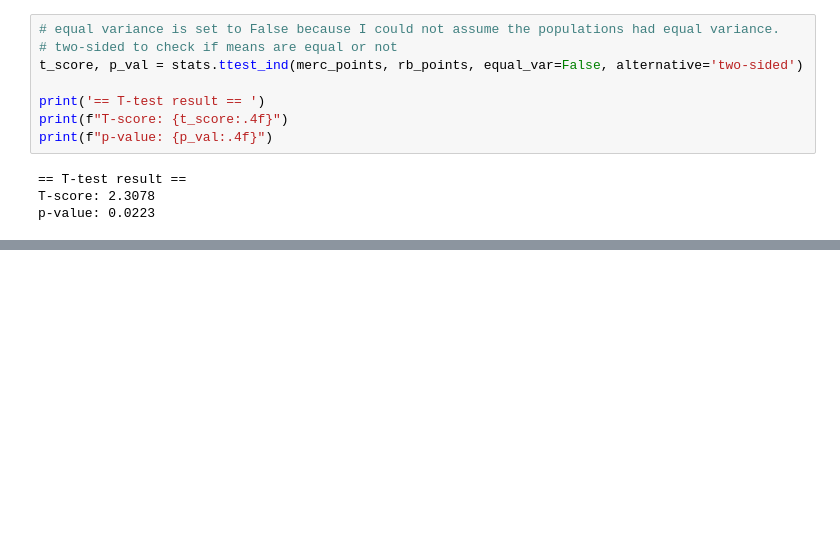
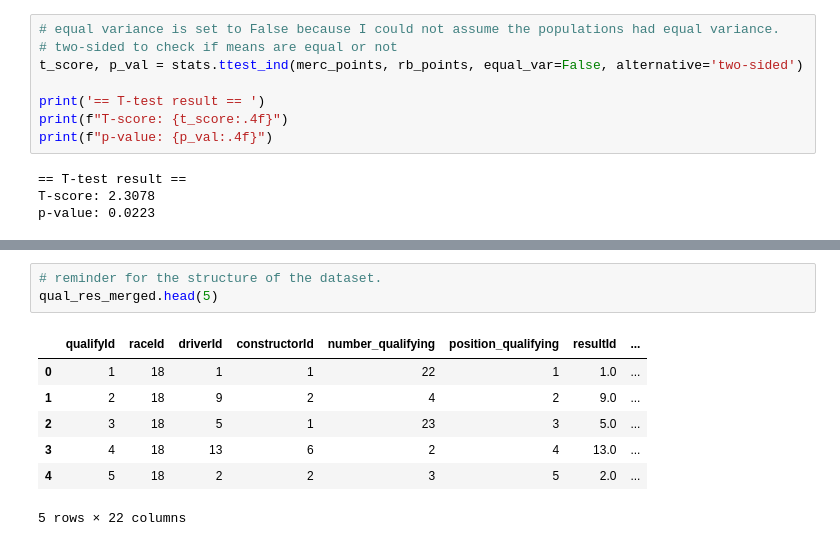
Before and after one commit to otola03/Kaggle_Studies, a Jupyter notebook: f1_analysis/f1_data_stat_project.ipynb, the cells around one changed output, grey strips where cells are left out. Saved outputs shown, nothing was run; the diff lists cells and outputs as text; blank space fills up the shorter version.

```diff
--- a/f1_analysis/f1_data_stat_project.ipynb
+++ b/f1_analysis/f1_data_stat_project.ipynb
@@ -613,0 +626,11 @@ This means that the first sample, `merc_points`, has a bigger mean of points per
+# %%
+# reminder for the structure of the dataset.
+qual_res_merged.head(5)
+# %% [output]
+|  | qualifyId | raceId | driverId | constructorId | number_qualifying | position_qualifying | resultId | ... |
+| 0 | 1 | 18 | 1 | 1 | 22 | 1 | 1.0 | ... |
+| 1 | 2 | 18 | 9 | 2 | 4 | 2 | 9.0 | ... |
+| 2 | 3 | 18 | 5 | 1 | 23 | 3 | 5.0 | ... |
+| 3 | 4 | 18 | 13 | 6 | 2 | 4 | 13.0 | ... |
+| 4 | 5 | 18 | 2 | 2 | 3 | 5 | 2.0 | ... |
+5 rows × 22 columns
```
Also changed, not shown: parts of 5 cells of this notebook.
